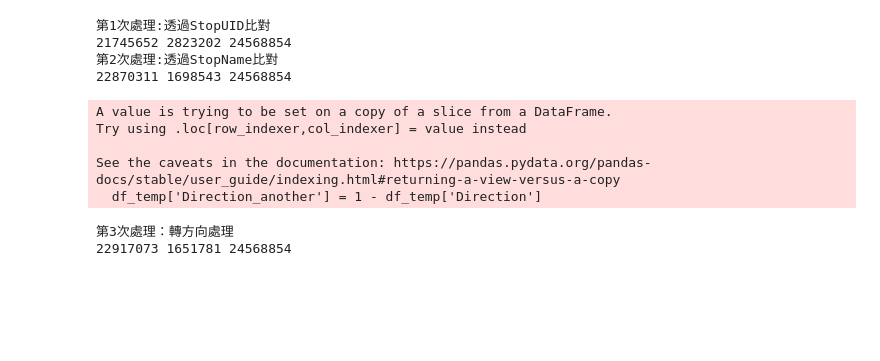
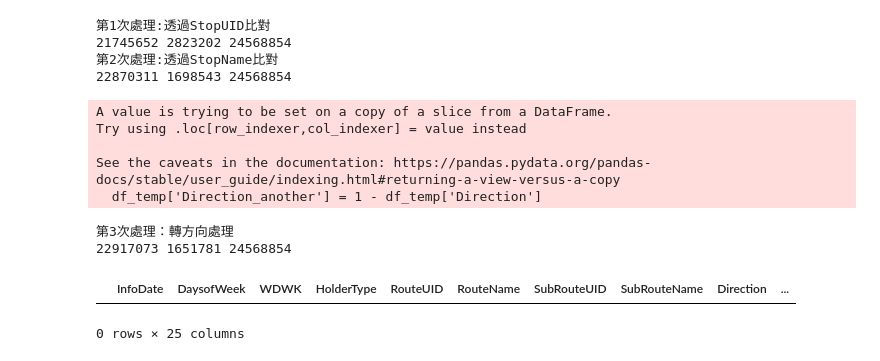
Before and after one commit to KaiChiehKJ/THI-6800-BusTicket, a Jupyter notebook: 03_TicketAnalysisCode.ipynb, the cells around one changed output. Cells and saved outputs as stored; diff of their text form; code cells hidden in the pictures; blank space fills up the shorter version.

Commit message:
Update ticket analysis logic and minor code fixes

```diff
--- a/03_TicketAnalysisCode.ipynb
+++ b/03_TicketAnalysisCode.ipynb
@@ -974,10 +1065,10 @@ def matchwith_anotherdirection(df, df_seq, df_done):
     return df_done, df_temp
 # %%
 # 讀取預處理資料
-df = pd.read_csv(r"D:\B-Project\2025\6800\Technical\12票證資料\TicketAnalysis\02_初步分析\01_分時計次\上下車區分票種分時計次(未修正站序是否正確).csv")
+df = pd.read_csv( os.path.abspath(os.path.join(os.getcwd(), '..', '..', 'TicketAnalysis', '02_初步分析', '01_分時計次', '上下車區分票種分時計次(未修正站序是否正確).csv')))
 print(len(df))
 
-seqfolder = r"D:\B-Project\2025\6800\Technical\12票證資料\TicketAnalysis\00_TDX資料下載\01公車站序資料"
+seqfolder = os.path.abspath(os.path.join(os.getcwd(), '..', '..', 'TicketAnalysis', '00_TDX資料下載', '01公車站序資料'))
 df_seq = read_combined_dataframe(file_list=findfiles(seqfolder))
 df_seq = df_seq.reindex(columns = ['RouteUID', 'RouteName_Zh', 'SubRouteUID', 'SubRouteName_Zh', 'Direction', 'StopUID', 'StopName_Zh', 'StopSequence', 'PositionLon', 'PositionLat'])
 
@@ -993,7 +1084,7 @@ df_done, df_temp = matchwith_anotherdirection(df = df_temp, df_seq = df_seq, df_
 print("第3次處理：轉方向處理")
 print(len(df_done), len(df_temp), len(df_done) + len(df_temp))
 
-df = df_temp
+# df = df_temp
 # %% [output]
 24650330
 A value is trying to be set on a copy of a slice from a DataFrame.
@@ -1017,5 +1108,10 @@ See the caveats in the documentation: https://pandas.pydata.org/pandas-docs/stab
   df_temp['Direction_another'] = 1 - df_temp['Direction']
 第3次處理：轉方向處理
 22917073 1651781 24568854
+# %%
+df[df['BoardingStopUID'] == df['DeboardingStopUID']]
+# %% [output]
+|  | InfoDate | DaysofWeek | WDWK | HolderType | RouteUID | RouteName | SubRouteUID | SubRouteName | Direction | ... |
+0 rows × 25 columns
 # %%
 df[df['BoardingStopName', ]]
```
Also changed, not shown: parts of 8 cells of this notebook, 1 other file.
